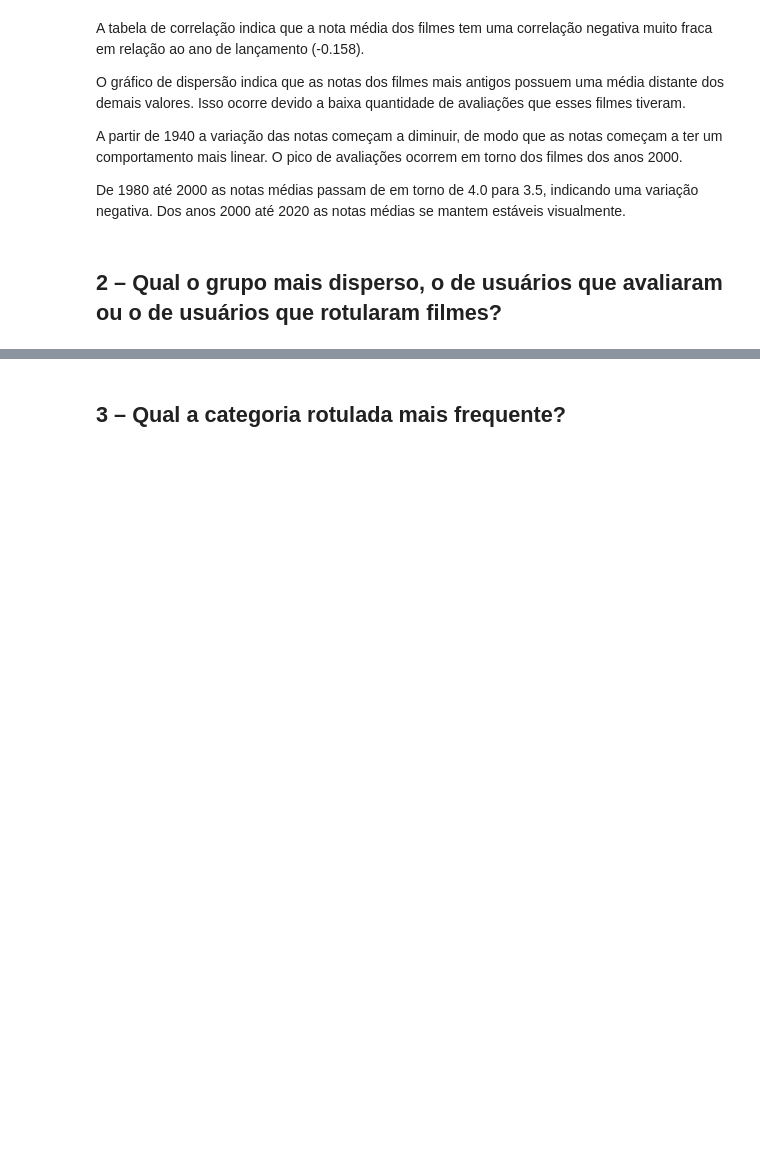
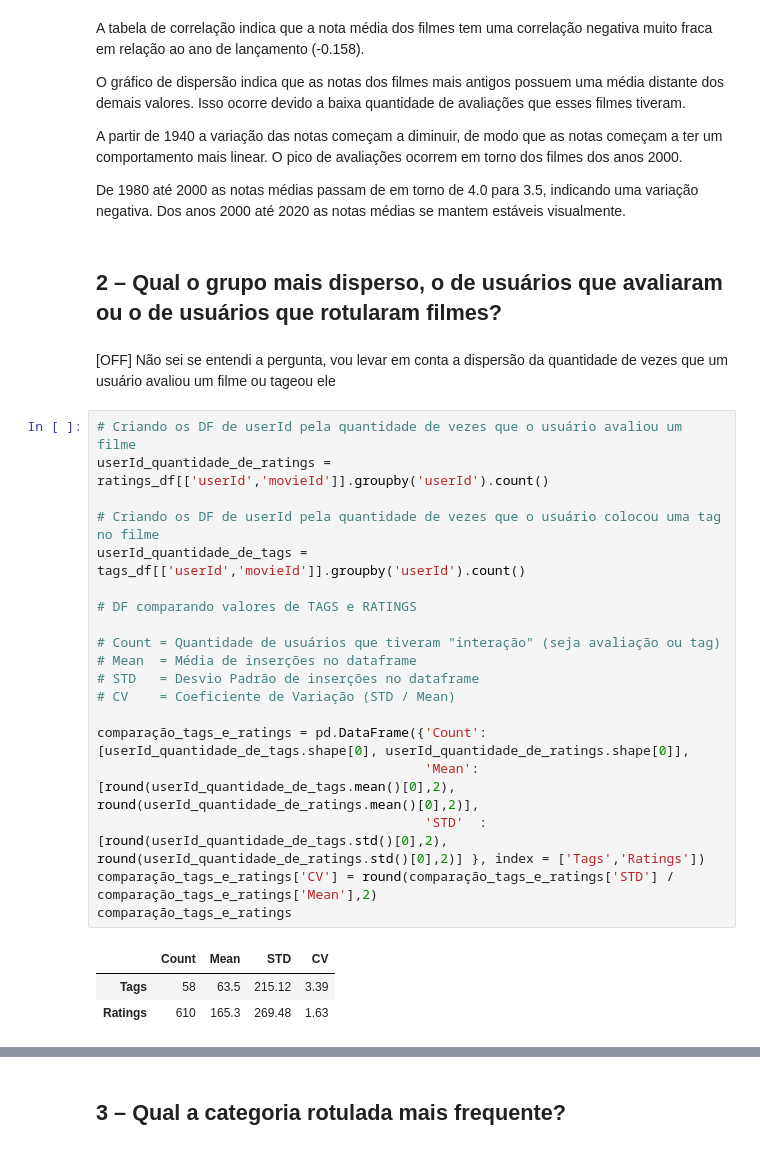
Before and after one commit to dieguim-ifsp-posCD/D1AED, a Jupyter notebook: avaliacoes/20210513-avaliacao01/AED-movie-lens-small.ipynb, the cells around one changed output, grey strips where cells are left out. Cells and saved outputs as stored; diff of their text form; blank space fills up the shorter version.

Commit message:
Pergunta 2

```diff
--- a/avaliacoes/20210513-avaliacao01/AED-movie-lens-small.ipynb
+++ b/avaliacoes/20210513-avaliacao01/AED-movie-lens-small.ipynb
@@ -781,3 +781,28 @@ A partir de 1940 a variação das notas começam a diminuir, de modo que as nota
 De 1980 até 2000 as notas médias passam de em torno de 4.0 para 3.5, indicando uma variação negativa. Dos anos 2000 até 2020 as notas médias se mantem estáveis visualmente.
 # %% [markdown]
 ## 2 – Qual o grupo mais disperso, o de usuários que avaliaram ou o de usuários que rotularam filmes?
+# %% [markdown]
+[OFF] Não sei se entendi a pergunta, vou levar em conta a dispersão da quantidade de vezes que um usuário avaliou um filme ou tageou ele
+# %%
+# Criando os DF de userId pela quantidade de vezes que o usuário avaliou um filme
+userId_quantidade_de_ratings = ratings_df[['userId','movieId']].groupby('userId').count()
+
+# Criando os DF de userId pela quantidade de vezes que o usuário colocou uma tag no filme
+userId_quantidade_de_tags = tags_df[['userId','movieId']].groupby('userId').count()
+
+# DF comparando valores de TAGS e RATINGS
+
+# Count = Quantidade de usuários que tiveram "interação" (seja avaliação ou tag)
+# Mean  = Média de inserções no dataframe
+# STD   = Desvio Padrão de inserções no dataframe
+# CV    = Coeficiente de Variação (STD / Mean)
+
+comparação_tags_e_ratings = pd.DataFrame({'Count': [userId_quantidade_de_tags.shape[0], userId_quantidade_de_ratings.shape[0]],
+                                          'Mean': [round(userId_quantidade_de_tags.mean()[0],2), round(userId_quantidade_de_ratings.mean()[0],2)],
+                                          'STD'  : [round(userId_quantidade_de_tags.std()[0],2), round(userId_quantidade_de_ratings.std()[0],2)] }, index = ['Tags','Ratings'])
+comparação_tags_e_ratings['CV'] = round(comparação_tags_e_ratings['STD'] / comparação_tags_e_ratings['Mean'],2)
+comparação_tags_e_ratings
+# %% [output]
+|  | Count | Mean | STD | CV |
+| Tags | 58 | 63.5 | 215.12 | 3.39 |
+| Ratings | 610 | 165.3 | 269.48 | 1.63 |
```
Also changed, not shown: parts of 3 cells of this notebook.
